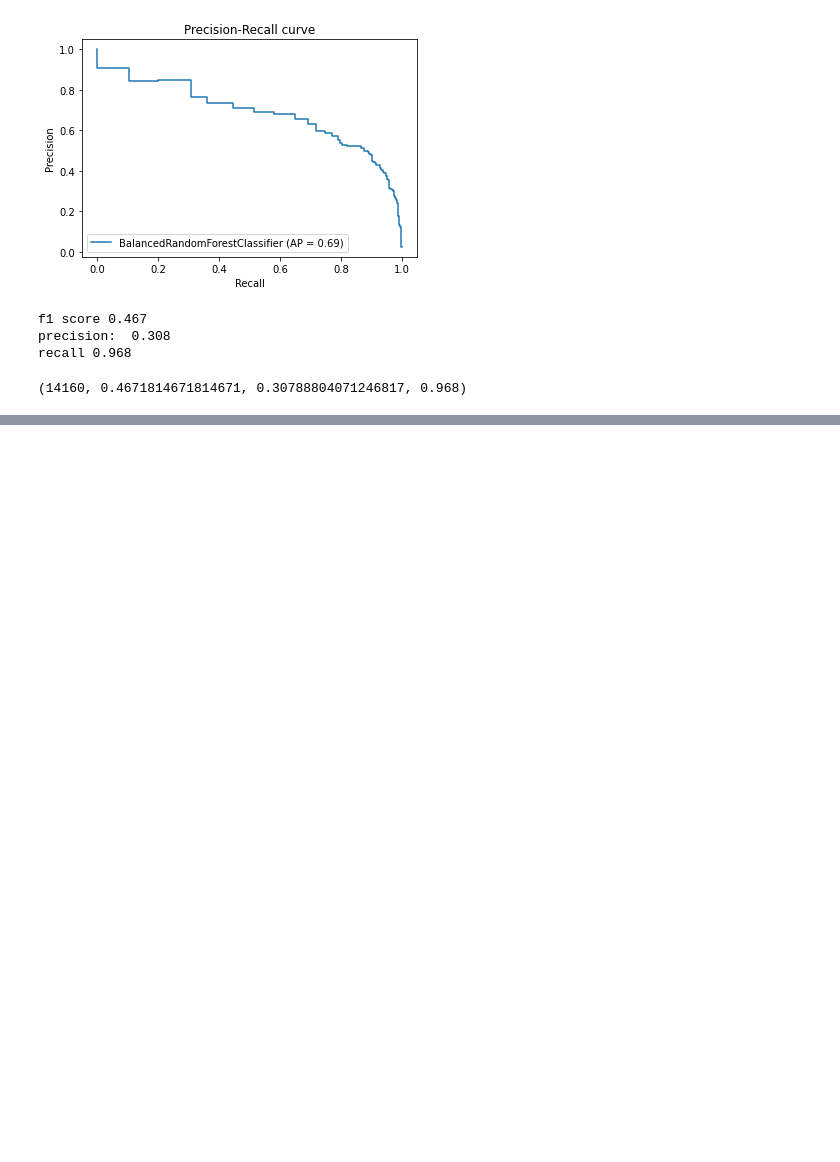
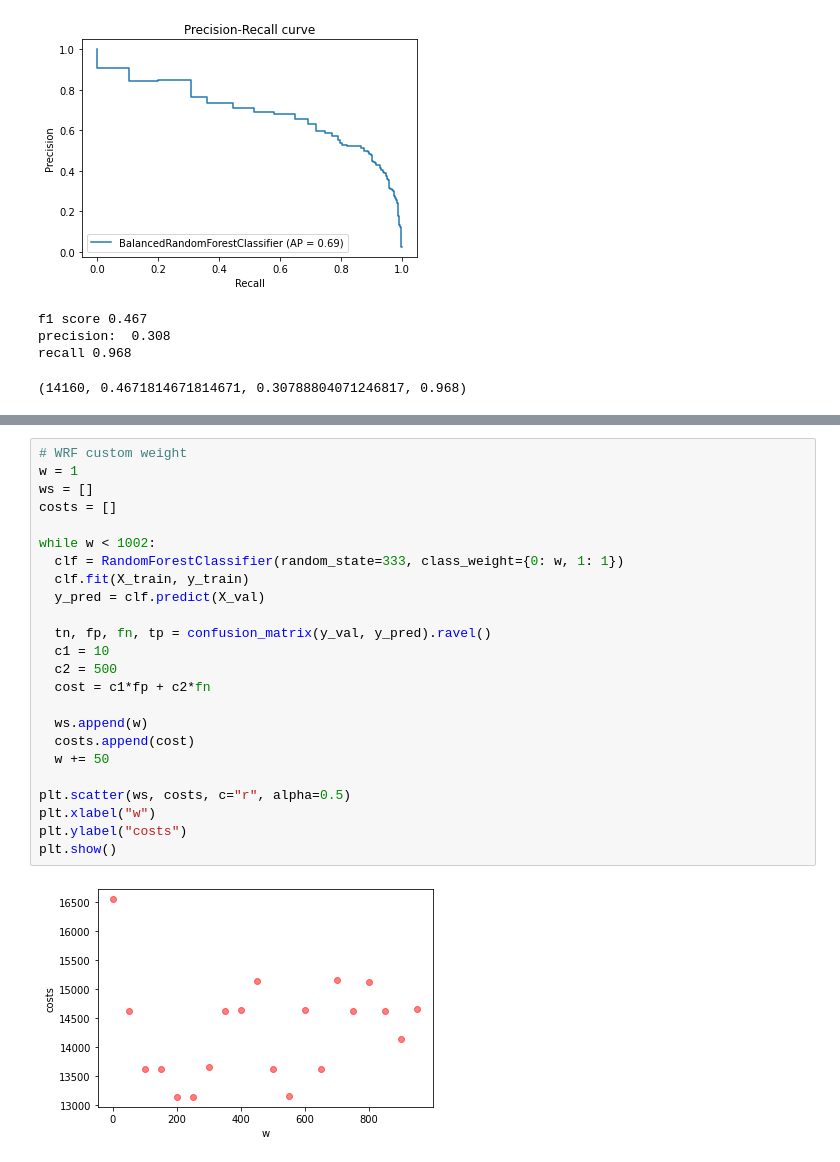
Before and after one commit to FranciscaAlliende/APS-Failure-at-Scania-Trucks, a Jupyter notebook: Cost_Sentive_Learning_Random_Forest.ipynb, the cells around one changed output, grey strips where cells are left out. Cells and saved outputs as stored; diff of their text form; blank space fills up the shorter version.

```diff
--- a/Cost_Sentive_Learning_Random_Forest.ipynb
+++ b/Cost_Sentive_Learning_Random_Forest.ipynb
@@ -103,0 +140,26 @@ recall 0.968
+# %%
+# WRF custom weight
+w = 1
+ws = []
+costs = []
+
+while w < 1002:
+  clf = RandomForestClassifier(random_state=333, class_weight={0: w, 1: 1})
+  clf.fit(X_train, y_train)
+  y_pred = clf.predict(X_val)
+
+  tn, fp, fn, tp = confusion_matrix(y_val, y_pred).ravel()
+  c1 = 10
+  c2 = 500
+  cost = c1*fp + c2*fn
+
+  ws.append(w)
+  costs.append(cost)
+  w += 50
+
+plt.scatter(ws, costs, c="r", alpha=0.5)
+plt.xlabel("w")
+plt.ylabel("costs")
+plt.show()
+# %% [output]
+[figure, added]
```
Also changed, not shown: parts of 4 cells of this notebook.
